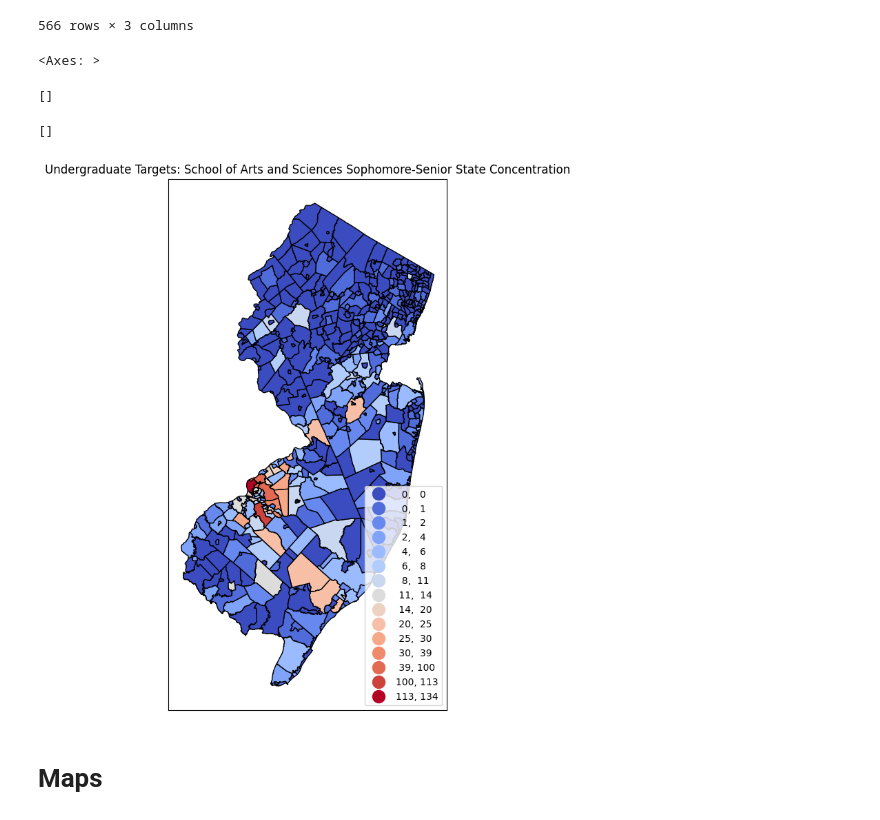
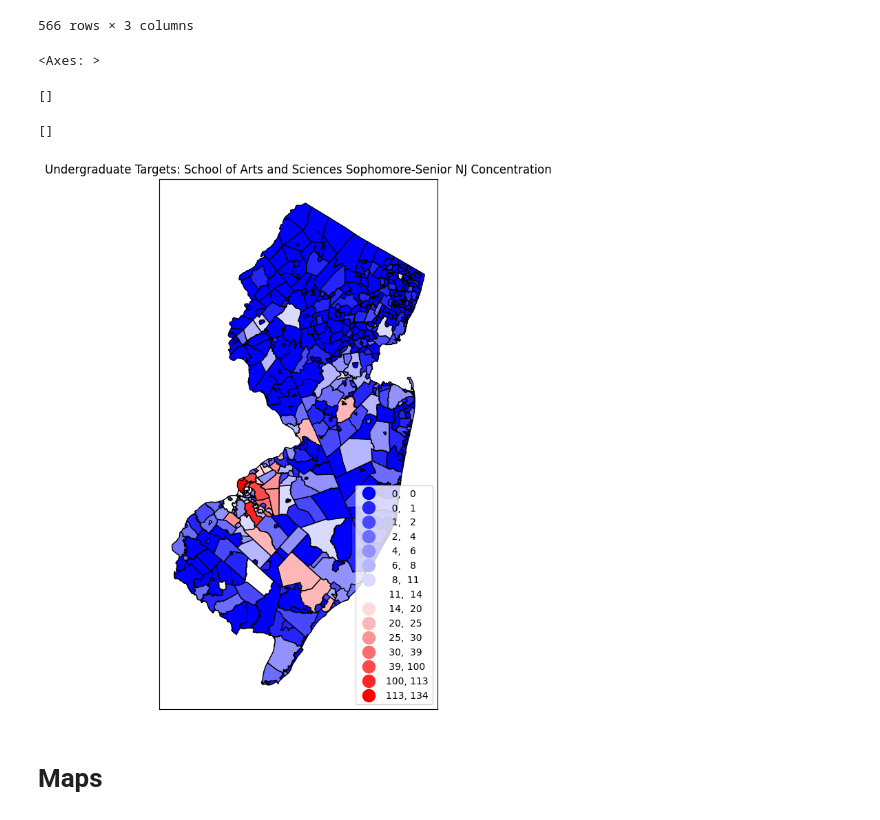
Before and after one commit to ewattudo/gis, a Jupyter notebook: PS1.ipynb, the cells around one changed output. Drawn from its saved outputs; the diff is of its cells as text; code cells hidden in the pictures.

```diff
--- a/PS1.ipynb
+++ b/PS1.ipynb
@@ -280,18 +280,18 @@ NJUGMAP2[['MUN_LABEL','Total','_merge']]
 566 rows × 3 columns
 # %%
 fig, ax = plt.subplots(1, figsize=(6,10))
-NJUGMAP2.plot(ax=ax,column='Total',legend=True,cmap='coolwarm',
+NJUGMAP2.plot(ax=ax,column='Total',legend=True,cmap='bwr',
           scheme='natural_breaks',k=15, edgecolor='black',linewidth=1,
           legend_kwds= {"fmt": "{:,.0f}",'loc':'lower right','markerscale':1.4})
 leg1 = ax.get_legend()
-ax.title.set_text("Undergraduate Targets: School of Arts and Sciences Sophomore-Senior State Concentration")
+ax.title.set_text("Undergraduate Targets: School of Arts and Sciences Sophomore-Senior NJ Concentration")
 ax.set_xticks([]) #kills xticks
 ax.set_yticks([]) #kills xticks
 # %% [output]
 <Axes: >
 []
 []
-[figure, old version]
+[figure, new version]
 # %% [markdown]
 # Maps
 # %% [markdown]
```
Also changed, not shown: parts of 1 cell of this notebook.
